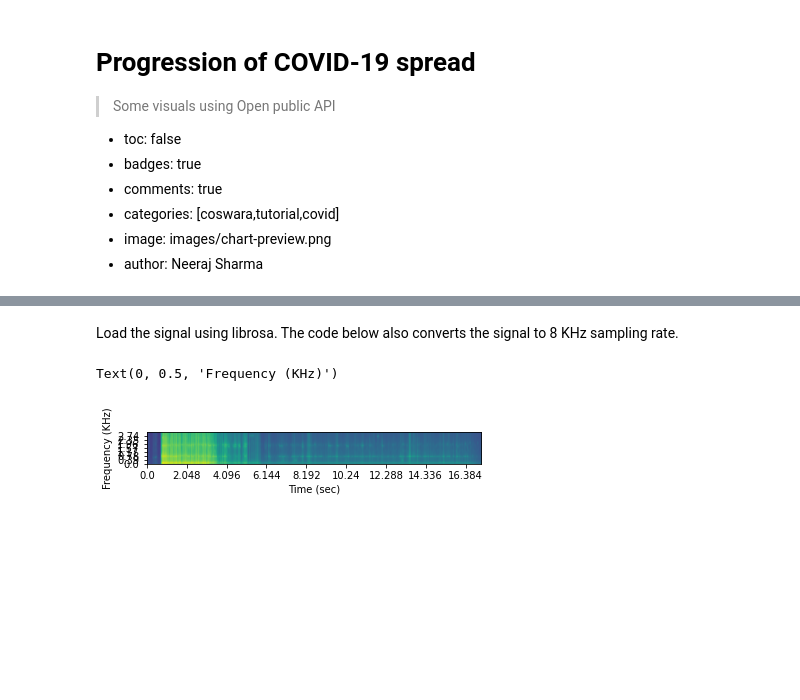
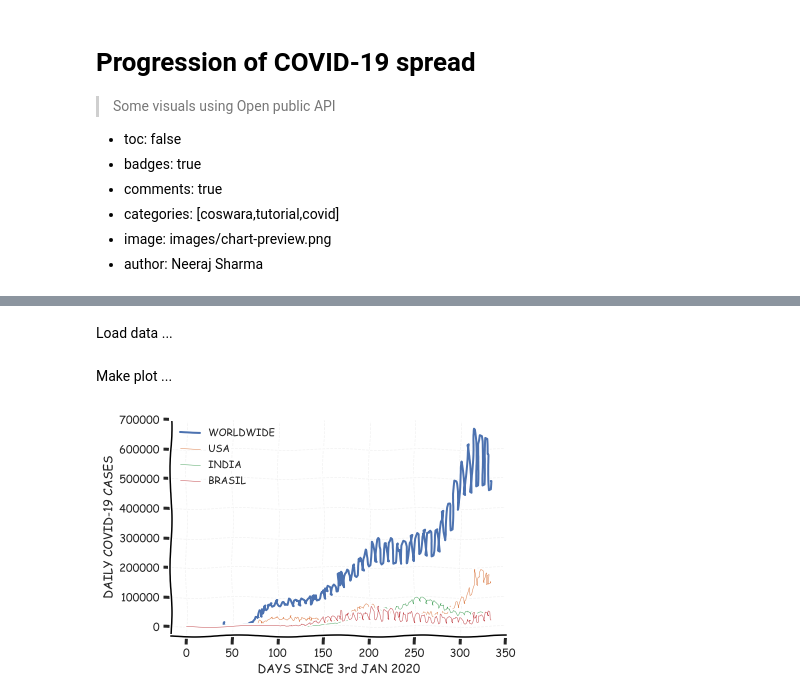
Before and after one commit to iiscleap/coswara-blog, a Jupyter notebook: _notebooks/2020-11-19-covid_cases_plot.ipynb, the cells around one changed output, grey strips where cells are left out. Drawn from its saved outputs; the diff is of its cells as text; code cells hidden in the pictures; blank space fills up the shorter version.

Commit message:
added covid visuals

```diff
--- a/_notebooks/2020-11-19-covid_cases_plot.ipynb
+++ b/_notebooks/2020-11-19-covid_cases_plot.ipynb
@@ -17,4 +19,5 @@ Consider you have a time-series data, discrete sampled from an underlying contin
 # %%
+# collapse
 import numpy as np
 import librosa
 import matplotlib.pyplot as plt
@@ -31,4 +34,8 @@ from matplotlib.ticker import (MultipleLocator, FormatStrFormatter,
                                AutoMinorLocator)
 from mpl_toolkits.axes_grid1 import make_axes_locatable
 import matplotlib as mpl
-mpl.rcParams['figure.dpi'] = 100
+import json
+import requests
+import seaborn as sns
+
+sns.set(style="ticks")
@@ -248,40 +42,2 @@ def do_lpc(signal,lpOrder=20,windowSize=512,overlap=0):
-# %%
-for i in range(1,0):
-    print(i)
-# %% [markdown]
-Load the signal using librosa.
-The code below also converts the signal to 8 KHz sampling rate.
-# %%
-#collapse
-signal,fs = librosa.load('./my_data/nMIOAh7qRFf3pqbchclOLKbPDOm1_heavy_cough.wav',sr=8000)
-
-overlap = 0
-windowSize=int(32e-3*fs)
-windowShift=windowSize-int(windowSize*overlap)
-lpOrder=12
-
-Ak,Residual,FResp,FSamples=do_lpc(signal,lpOrder,windowSize=windowSize,overlap=overlap)
-
-f = plt.figure()
-ax=f.gca()
-ax.imshow(FResp)
-ax.set_aspect(.1)
-plt.yticks([i for i in np.arange(0,len(FSamples),64)],[int(FSamples[i]*100)/100.0 for i in np.arange(0,len(FSamples),64)])
-plt.xticks([i for i in np.arange(0,FResp.shape[1],64)],[i*windowShift/float(fs) for i in np.arange(0,FResp.shape[1],64)])
-ax.invert_yaxis()
-plt.xlabel('Time (sec)')
-plt.ylabel('Frequency (KHz)')
-plt.show()
-
-f = plt.figure()
-ax=f.gca()
-ax.plot([i/float(fs) for i in range(len(signal))],signal)
-ax.plot([i/float(fs) for i in range(len(Residual))],Residual)
-plt.xlim([0,len(Residual)/float(fs)])
-#plt.xlim([3.2,3.25])
-plt.xlabel('Time (sec)')
-plt.xlim([.5,.55])
-plt.ylim([-.1,.1])
-# %% [output]
-Text(0, 0.5, 'Frequency (KHz)')
-[figure, removed]
+# %% [markdown]
+Load data ...
@@ -287,0 +71,27 @@ Text(0, 0.5, 'Frequency (KHz)')
+# %% [markdown]
+Make plot ...
+# %%
+#collapse
+# plot daily cases time series
+fig = plt.subplots(figsize=[6,4])
+plt.xkcd()
+ax = plt.subplot(1,1,1)
+
+clr_1 = 'tab:blue'
+ax.plot(np.sum(all_country,axis=0),label='WORLDWIDE')
+ax.plot(all_country[np.where(countries=='United States of America')[0][0],:],label='USA',linewidth=.5)
+ax.plot(all_country[np.where(countries=='India')[0][0],:],label='INDIA',linewidth=.5)
+ax.plot(all_country[np.where(countries=='Brazil')[0][0],:],label='BRASIL',linewidth=.5)
+ax.legend(loc='upper left',fontsize=10,frameon=False)
+ax.grid(axis='both', color='gray', linestyle='--', linewidth=.75,alpha=.1)
+ax.spines['right'].set_color('none')
+ax.spines['top'].set_color('none')
+ax.xaxis.set_ticks_position('bottom')
+ax.set_xlabel('DAYS SINCE 3rd JAN 2020')
+ax.set_ylabel('DAILY COVID-19 CASES')
+# fmt = 'png'
+# plt.savefig('/Users/neeks/Desktop/Documents/work/code/python_codes/notebookCodes/coswara/figures/'\
+#                   +'covid_trace_spectrum.'+fmt, dpi=300, format=fmt,transparent=False,bbox_inches='tight')
+plt.show()
+# %% [output]
+[figure, added]
```
Also changed, not shown: parts of 23 cells of this notebook, 1 other file.
